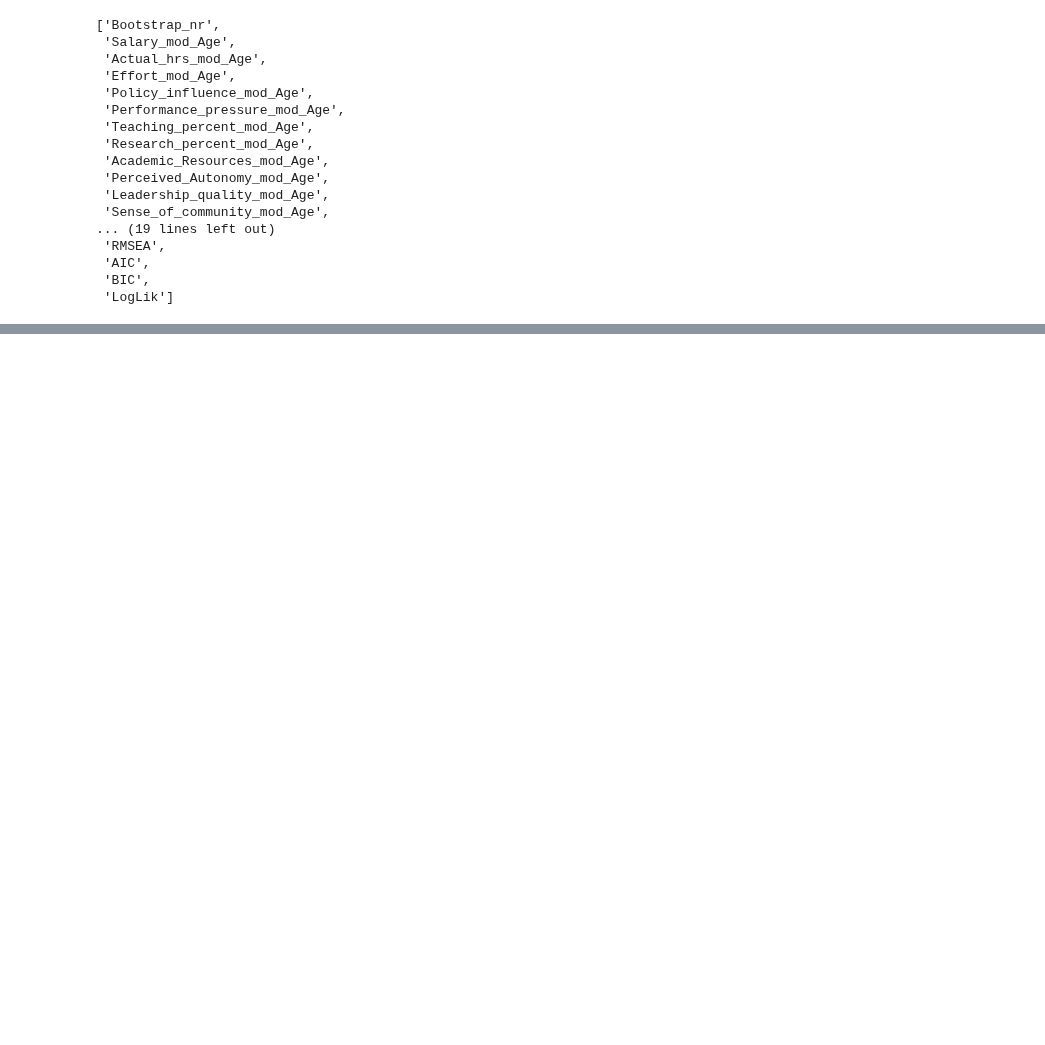
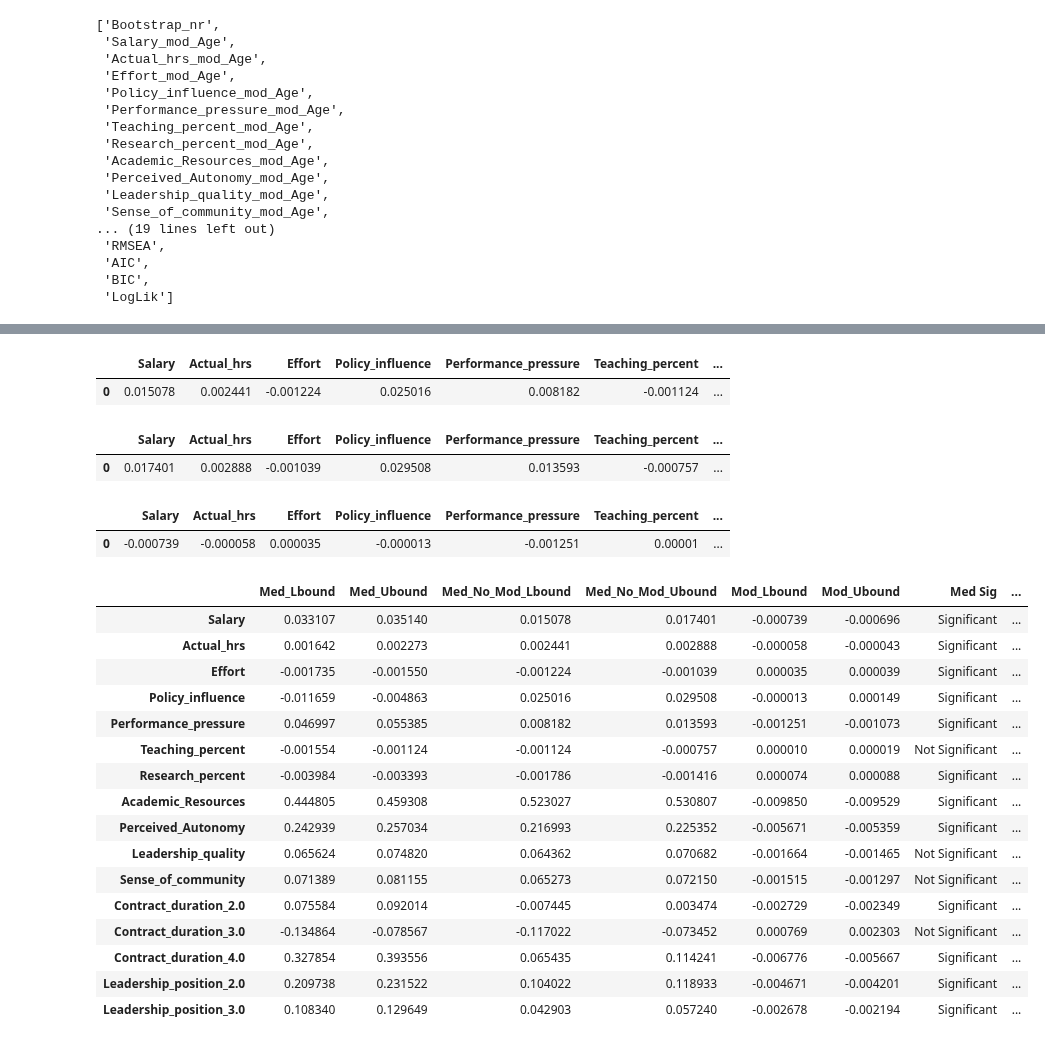
Before and after one commit to AndreiAf02/Job-Satisfaction, a Jupyter notebook: Job_Satisfaction_CZ_Seniority.ipynb, the cells around one changed output, grey strips where cells are left out. Cells and saved outputs as stored; diff of their text form; code cells hidden in the pictures; blank space fills up the shorter version.

```diff
--- a/Job_Satisfaction_CZ_Seniority.ipynb
+++ b/Job_Satisfaction_CZ_Seniority.ipynb
@@ -1290,6 +1464,14 @@ mediation_path_values.to_csv('CZ_mediation_path_values.csv')
 moderation_path_values.to_csv('CZ_moderation_path_values.csv')
 bootstrap_path_values_no_mod.to_csv('CZ_bootstrap_path_values_no_mod.csv')
 mediation_path_values_no_mod.to_csv('CZ_mediation_path_values_no_mod.csv')
+# %%
+path_to_bootstrap = 'https://raw.githubusercontent.com/AndreiAf02/Job-Satisfaction/refs/heads/main/CZ_bootstrap/'
+
+bootstrap_path_values = pd.read_csv(path_to_bootstrap+'CZ_bootstrap_path_values.csv', sep=",", header=0).iloc[:,1:]
+mediation_path_values = pd.read_csv(path_to_bootstrap+'CZ_mediation_path_values.csv', sep=",", header=0).iloc[:,1:]
+moderation_path_values = pd.read_csv(path_to_bootstrap+'CZ_moderation_path_values.csv', sep=",", header=0).iloc[:,1:]
+bootstrap_path_values_no_mod = pd.read_csv(path_to_bootstrap+'CZ_bootstrap_path_values_no_mod.csv', sep=",", header=0).iloc[:,1:]
+mediation_path_values_no_mod = pd.read_csv(path_to_bootstrap+'CZ_mediation_path_values_no_mod.csv', sep=",", header=0).iloc[:,1:]
 # %%
 bootstrap_path_values
 # %% [output]
@@ -1560,2 +1831,69 @@ Med_no_mod_CI_Results
+# %%
+Med_no_mod_lbound_Results
+# %% [output]
+|  | Salary | Actual_hrs | Effort | Policy_influence | Performance_pressure | Teaching_percent | ... |
+| 0 | 0.015078 | 0.002441 | -0.001224 | 0.025016 | 0.008182 | -0.001124 | ... |
+# %%
+Med_no_mod_ubound_Results
+# %% [output]
+|  | Salary | Actual_hrs | Effort | Policy_influence | Performance_pressure | Teaching_percent | ... |
+| 0 | 0.017401 | 0.002888 | -0.001039 | 0.029508 | 0.013593 | -0.000757 | ... |
+# %%
+cleaned_col_list = [item.replace('_mod_Age', '') for item in Mod_lbound_Results.columns]
+cleaned_col_list
+
+Mod_lbound_new_name = Mod_lbound_Results
+Mod_ubound_new_name = Mod_ubound_Results
+Mod_lbound_new_name.columns = cleaned_col_list
+Mod_ubound_new_name.columns = cleaned_col_list
+
+Mod_lbound_new_name
+# %% [output]
+|  | Salary | Actual_hrs | Effort | Policy_influence | Performance_pressure | Teaching_percent | ... |
+| 0 | -0.000739 | -0.000058 | 0.000035 | -0.000013 | -0.001251 | 0.00001 | ... |
+# %%
+Med_path_df = pd.DataFrame()
+Med_path_df['Med_Lbound'] = Med_lbound_Results.T
+Med_path_df['Med_Ubound'] = Med_ubound_Results.T
+Med_path_df['Med_No_Mod_Lbound'] = Med_no_mod_lbound_Results.T
+Med_path_df['Med_No_Mod_Ubound'] = Med_no_mod_ubound_Results.T
+Med_path_df['Mod_Lbound'] = Mod_lbound_new_name.T
+Med_path_df['Mod_Ubound'] = Mod_ubound_new_name.T
+
+med_sig = []
+mod_sig = []
+
+for i in range(len(Med_path_df)):
+  if Med_path_df['Mod_Lbound'].iloc[i] <=0 and Med_path_df['Mod_Ubound'].iloc[i] >=0:
+    mod_sig.append('Not Significant')
+  else:
+    mod_sig.append('Significant')
+  if Med_path_df['Med_Lbound'].iloc[i] >= Med_path_df['Med_No_Mod_Ubound'].iloc[i] or Med_path_df['Med_Ubound'].iloc[i] <= Med_path_df['Med_No_Mod_Lbound'].iloc[i]:
+    med_sig.append('Significant')
+  else:
+    med_sig.append('Not Significant')
+
+Med_path_df['Med Sig'] = med_sig
+Med_path_df['Mod Sig'] = mod_sig
+
+Med_path_df
+# %% [output]
+|  | Med_Lbound | Med_Ubound | Med_No_Mod_Lbound | Med_No_Mod_Ubound | Mod_Lbound | Mod_Ubound | Med Sig | ... |
+| Salary | 0.033107 | 0.035140 | 0.015078 | 0.017401 | -0.000739 | -0.000696 | Significant | ... |
+| Actual_hrs | 0.001642 | 0.002273 | 0.002441 | 0.002888 | -0.000058 | -0.000043 | Significant | ... |
+| Effort | -0.001735 | -0.001550 | -0.001224 | -0.001039 | 0.000035 | 0.000039 | Significant | ... |
+| Policy_influence | -0.011659 | -0.004863 | 0.025016 | 0.029508 | -0.000013 | 0.000149 | Significant | ... |
+| Performance_pressure | 0.046997 | 0.055385 | 0.008182 | 0.013593 | -0.001251 | -0.001073 | Significant | ... |
+| Teaching_percent | -0.001554 | -0.001124 | -0.001124 | -0.000757 | 0.000010 | 0.000019 | Not Significant | ... |
+| Research_percent | -0.003984 | -0.003393 | -0.001786 | -0.001416 | 0.000074 | 0.000088 | Significant | ... |
+| Academic_Resources | 0.444805 | 0.459308 | 0.523027 | 0.530807 | -0.009850 | -0.009529 | Significant | ... |
+| Perceived_Autonomy | 0.242939 | 0.257034 | 0.216993 | 0.225352 | -0.005671 | -0.005359 | Significant | ... |
+| Leadership_quality | 0.065624 | 0.074820 | 0.064362 | 0.070682 | -0.001664 | -0.001465 | Not Significant | ... |
+| Sense_of_community | 0.071389 | 0.081155 | 0.065273 | 0.072150 | -0.001515 | -0.001297 | Not Significant | ... |
+| Contract_duration_2.0 | 0.075584 | 0.092014 | -0.007445 | 0.003474 | -0.002729 | -0.002349 | Significant | ... |
+| Contract_duration_3.0 | -0.134864 | -0.078567 | -0.117022 | -0.073452 | 0.000769 | 0.002303 | Not Significant | ... |
+| Contract_duration_4.0 | 0.327854 | 0.393556 | 0.065435 | 0.114241 | -0.006776 | -0.005667 | Significant | ... |
+| Leadership_position_2.0 | 0.209738 | 0.231522 | 0.104022 | 0.118933 | -0.004671 | -0.004201 | Significant | ... |
+| Leadership_position_3.0 | 0.108340 | 0.129649 | 0.042903 | 0.057240 | -0.002678 | -0.002194 | Significant | ... |
 # %%
 ## Mediation/Moderation analysis: https://pmc.ncbi.nlm.nih.gov/articles/PMC2908713/
```
Also changed, not shown: parts of 25 cells of this notebook.
